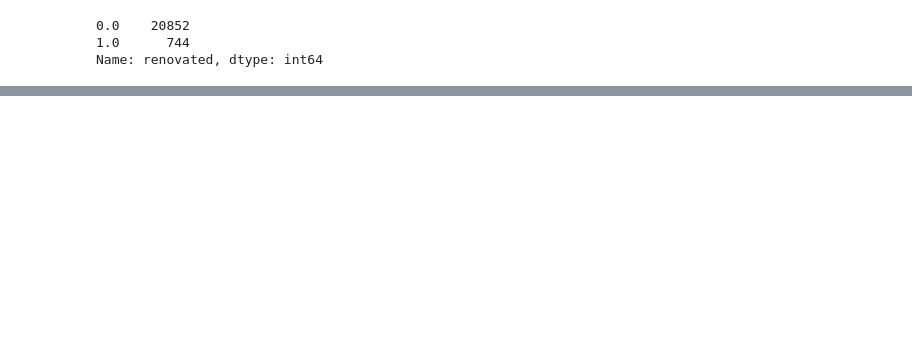
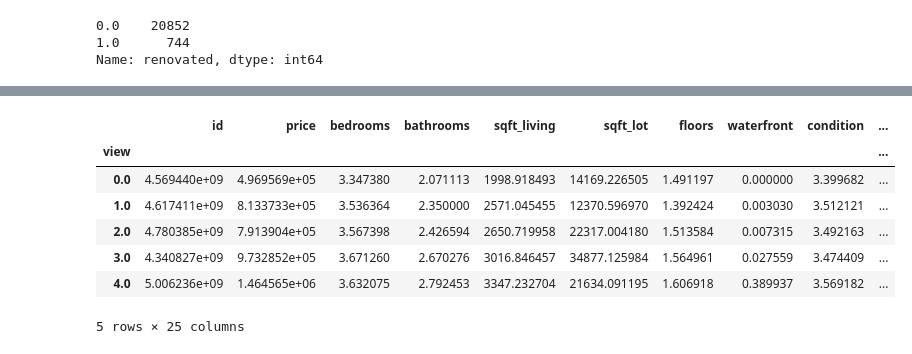
Before and after one commit to jpalgon/KingCountyHousing, a Jupyter notebook: EDA.ipynb, the cells around one changed output, grey strips where cells are left out. Drawn from its saved outputs; the diff is of its cells as text; code cells hidden in the pictures; blank space fills up the shorter version.

```diff
--- a/EDA.ipynb
+++ b/EDA.ipynb
@@ -147,0 +205,11 @@ house.groupby('zipcode').mean().sort_values('view')
+# %%
+house.groupby('view').mean()
+# %% [output]
+|  | id | price | bedrooms | bathrooms | sqft_living | sqft_lot | floors | waterfront | condition | ... |
+| view |  |  |  |  |  |  |  |  |  | ... |
+| 0.0 | 4.569440e+09 | 4.969569e+05 | 3.347380 | 2.071113 | 1998.918493 | 14169.226505 | 1.491197 | 0.000000 | 3.399682 | ... |
+| 1.0 | 4.617411e+09 | 8.133733e+05 | 3.536364 | 2.350000 | 2571.045455 | 12370.596970 | 1.392424 | 0.003030 | 3.512121 | ... |
+| 2.0 | 4.780385e+09 | 7.913904e+05 | 3.567398 | 2.426594 | 2650.719958 | 22317.004180 | 1.513584 | 0.007315 | 3.492163 | ... |
+| 3.0 | 4.340827e+09 | 9.732852e+05 | 3.671260 | 2.670276 | 3016.846457 | 34877.125984 | 1.564961 | 0.027559 | 3.474409 | ... |
+| 4.0 | 5.006236e+09 | 1.464565e+06 | 3.632075 | 2.792453 | 3347.232704 | 21634.091195 | 1.606918 | 0.389937 | 3.569182 | ... |
+5 rows × 25 columns
```
Also changed, not shown: parts of 14 cells of this notebook, 5 other files.
